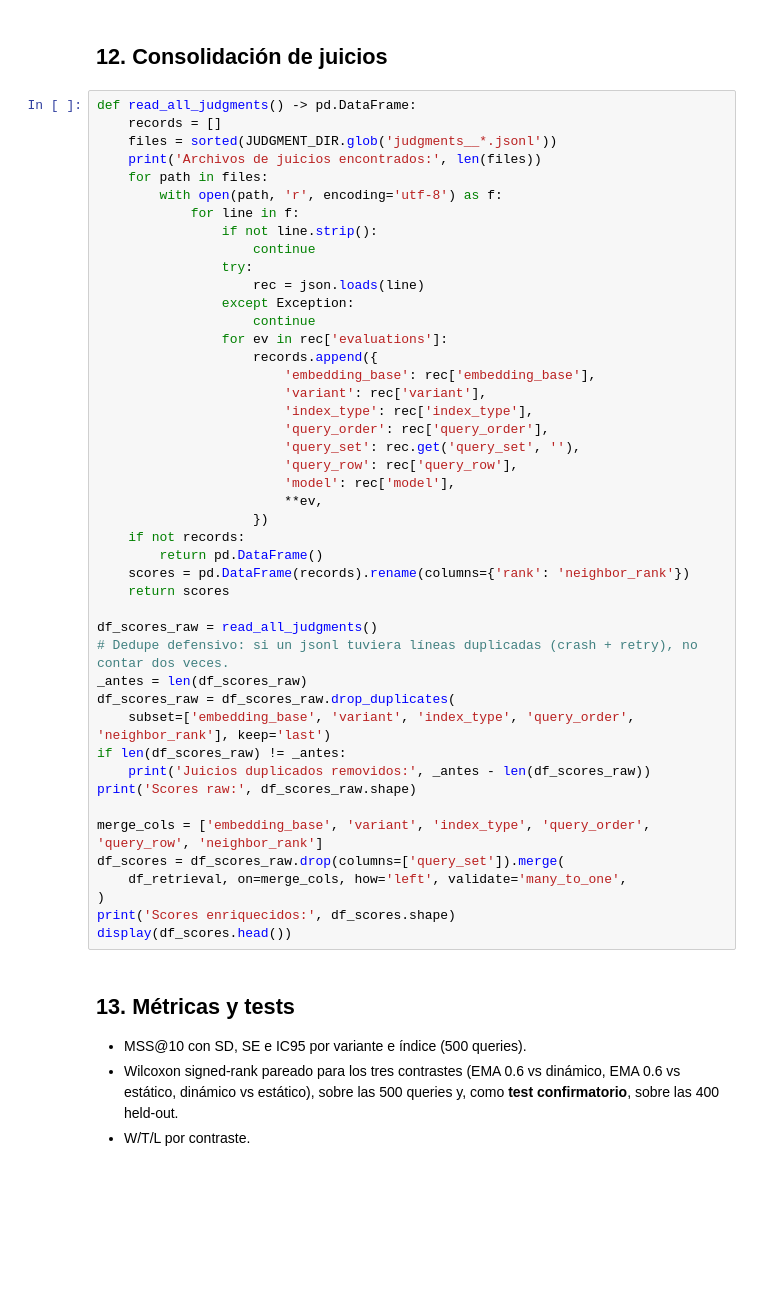
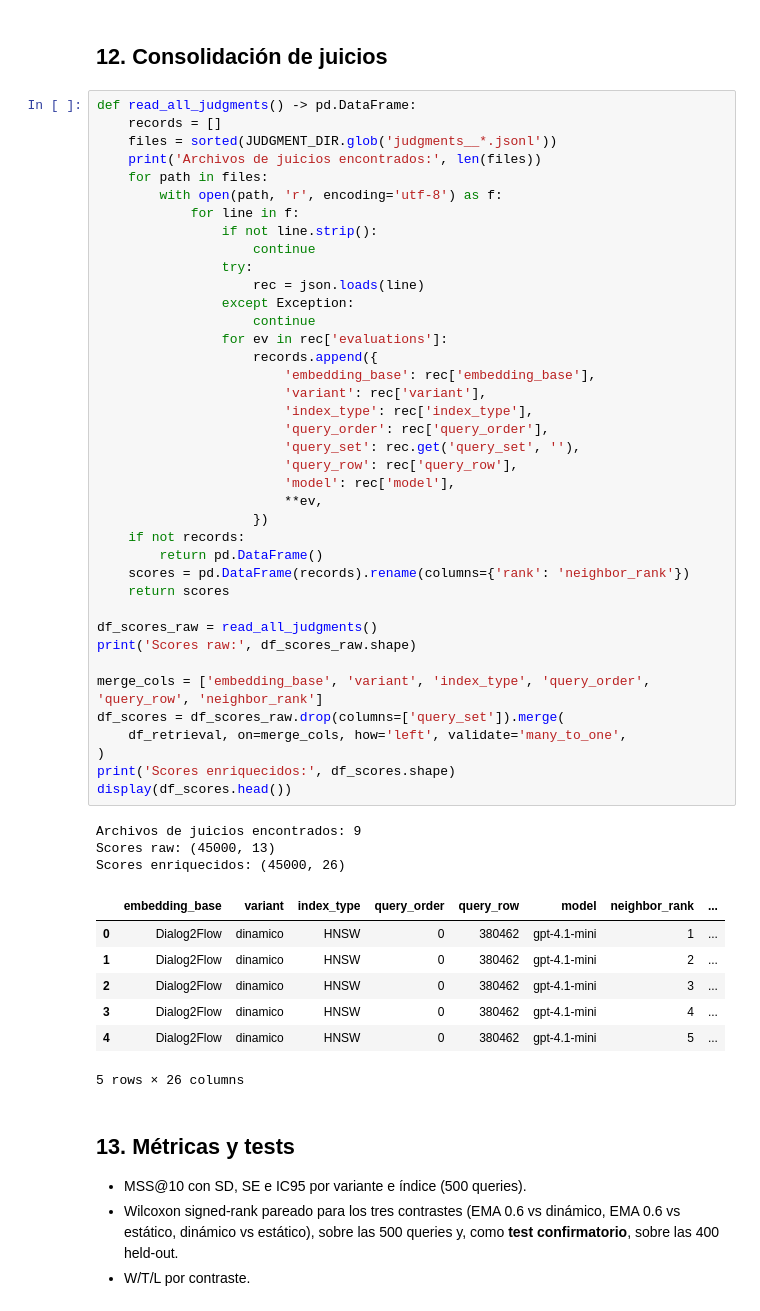
Before and after one commit to jumafernandez/remembering-the-flow, a Jupyter notebook: notebooks/version_5/notebook_07_evaluacion_semantica_500q_cross_dialogue.ipynb, the cells around one changed output. Saved outputs shown, nothing was run; the diff lists cells and outputs as text; blank space fills up the shorter version.

```diff
--- a/notebooks/version_5/notebook_07_evaluacion_semantica_500q_cross_dialogue.ipynb
+++ b/notebooks/version_5/notebook_07_evaluacion_semantica_500q_cross_dialogue.ipynb
@@ -691,39 +908,44 @@ def read_all_judgments() -> pd.DataFrame:
                     continue
                 try:
                     rec = json.loads(line)
                 except Exception:
                     continue
                 for ev in rec['evaluations']:
                     records.append({
                         'embedding_base': rec['embedding_base'],
                         'variant': rec['variant'],
                         'index_type': rec['index_type'],
                         'query_order': rec['query_order'],
                         'query_set': rec.get('query_set', ''),
                         'query_row': rec['query_row'],
                         'model': rec['model'],
                         **ev,
                     })
     if not records:
         return pd.DataFrame()
     scores = pd.DataFrame(records).rename(columns={'rank': 'neighbor_rank'})
     return scores
 
 df_scores_raw = read_all_judgments()
-# Dedupe defensivo: si un jsonl tuviera líneas duplicadas (crash + retry), no contar dos veces.
-_antes = len(df_scores_raw)
-df_scores_raw = df_scores_raw.drop_duplicates(
-    subset=['embedding_base', 'variant', 'index_type', 'query_order', 'neighbor_rank'], keep='last')
-if len(df_scores_raw) != _antes:
-    print('Juicios duplicados removidos:', _antes - len(df_scores_raw))
 print('Scores raw:', df_scores_raw.shape)
 
 merge_cols = ['embedding_base', 'variant', 'index_type', 'query_order', 'query_row', 'neighbor_rank']
 df_scores = df_scores_raw.drop(columns=['query_set']).merge(
     df_retrieval, on=merge_cols, how='left', validate='many_to_one',
 )
 print('Scores enriquecidos:', df_scores.shape)
 display(df_scores.head())
+# %% [output]
+Archivos de juicios encontrados: 9
+Scores raw: (45000, 13)
+Scores enriquecidos: (45000, 26)
+|  | embedding_base | variant | index_type | query_order | query_row | model | neighbor_rank | ... |
+| 0 | Dialog2Flow | dinamico | HNSW | 0 | 380462 | gpt-4.1-mini | 1 | ... |
+| 1 | Dialog2Flow | dinamico | HNSW | 0 | 380462 | gpt-4.1-mini | 2 | ... |
+| 2 | Dialog2Flow | dinamico | HNSW | 0 | 380462 | gpt-4.1-mini | 3 | ... |
+| 3 | Dialog2Flow | dinamico | HNSW | 0 | 380462 | gpt-4.1-mini | 4 | ... |
+| 4 | Dialog2Flow | dinamico | HNSW | 0 | 380462 | gpt-4.1-mini | 5 | ... |
+5 rows × 26 columns
 # %% [markdown]
 ## 13. Métricas y tests
 
```
Also changed, not shown: parts of 14 cells of this notebook.
